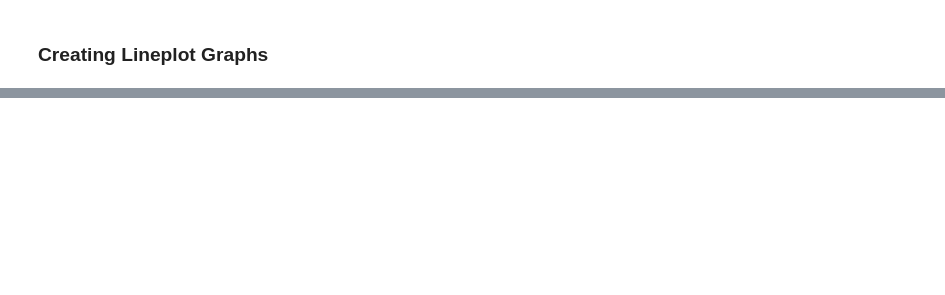
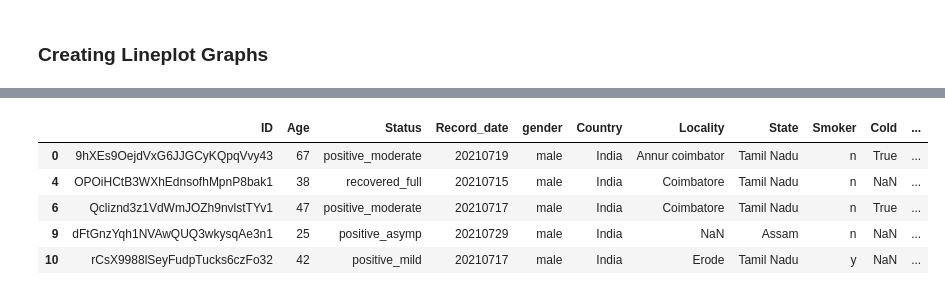
Before and after one commit to HimanshuKGP007/Kaggle_Notebooks, a Jupyter notebook: merged-coswara-freq-data-analysis.ipynb, the cells around one changed output, grey strips where cells are left out. Cells and saved outputs as stored; diff of their text form; code cells hidden in the pictures; blank space fills up the shorter version.

Commit message:
Kaggle Notebook | Merged Coswara Freq Data Analysis | Version 7

```diff
--- a/merged-coswara-freq-data-analysis.ipynb
+++ b/merged-coswara-freq-data-analysis.ipynb
@@ -145,6 +137,7 @@ f_data = data
 # %%
 # #Preprocessing
-# options = ['male', 'female']
-# data = data[data['gender'].isin(options)]
-# status = ['p', 'n']
-# data = data[data['COVID_status'].isin(status)]
+options = ['male', 'female']
+data = data[data['gender'].isin(options)]
+status = ['p', 'n']
+data = data[data['COVID_status'].isin(status)]
+f_data = data
@@ -241,3 +220,10 @@ fig.update_layout(
 )
 # %% [output]
 [interactive output not drawn]
+# %%
+#Gender Wise Preprocessing
+bigdata = f_data[demog_data]
+#data = bigdata.mean()
+data_cov = bigdata[bigdata['COVID_status'] == 'p']
+data_cov_male = data_cov[data_cov['gender'] == 'male']
+data_cov_female = data_cov[data_cov['gender'] == 'female']
@@ -250,0 +269,9 @@ fig.update_layout(
+# %%
+data_cov_male.head()
+# %% [output]
+|  | ID | Age | Status | Record_date | gender | Country | Locality | State | Smoker | Cold | ... |
+| 0 | 9hXEs9OejdVxG6JJGCyKQpqVvy43 | 67 | positive_moderate | 20210719 | male | India | Annur coimbator | Tamil Nadu | n | True | ... |
+| 4 | OPOiHCtB3WXhEdnsofhMpnP8bak1 | 38 | recovered_full | 20210715 | male | India | Coimbatore | Tamil Nadu | n | NaN | ... |
+| 6 | Qcliznd3z1VdWmJOZh9nvlstTYv1 | 47 | positive_moderate | 20210717 | male | India | Coimbatore | Tamil Nadu | n | True | ... |
+| 9 | dFtGnzYqh1NVAwQUQ3wkysqAe3n1 | 25 | positive_asymp | 20210729 | male | India | NaN | Assam | n | NaN | ... |
+| 10 | rCsX9988lSeyFudpTucks6czFo32 | 42 | positive_mild | 20210717 | male | India | Erode | Tamil Nadu | y | NaN | ... |
```
Also changed, not shown: parts of 13 cells of this notebook.
